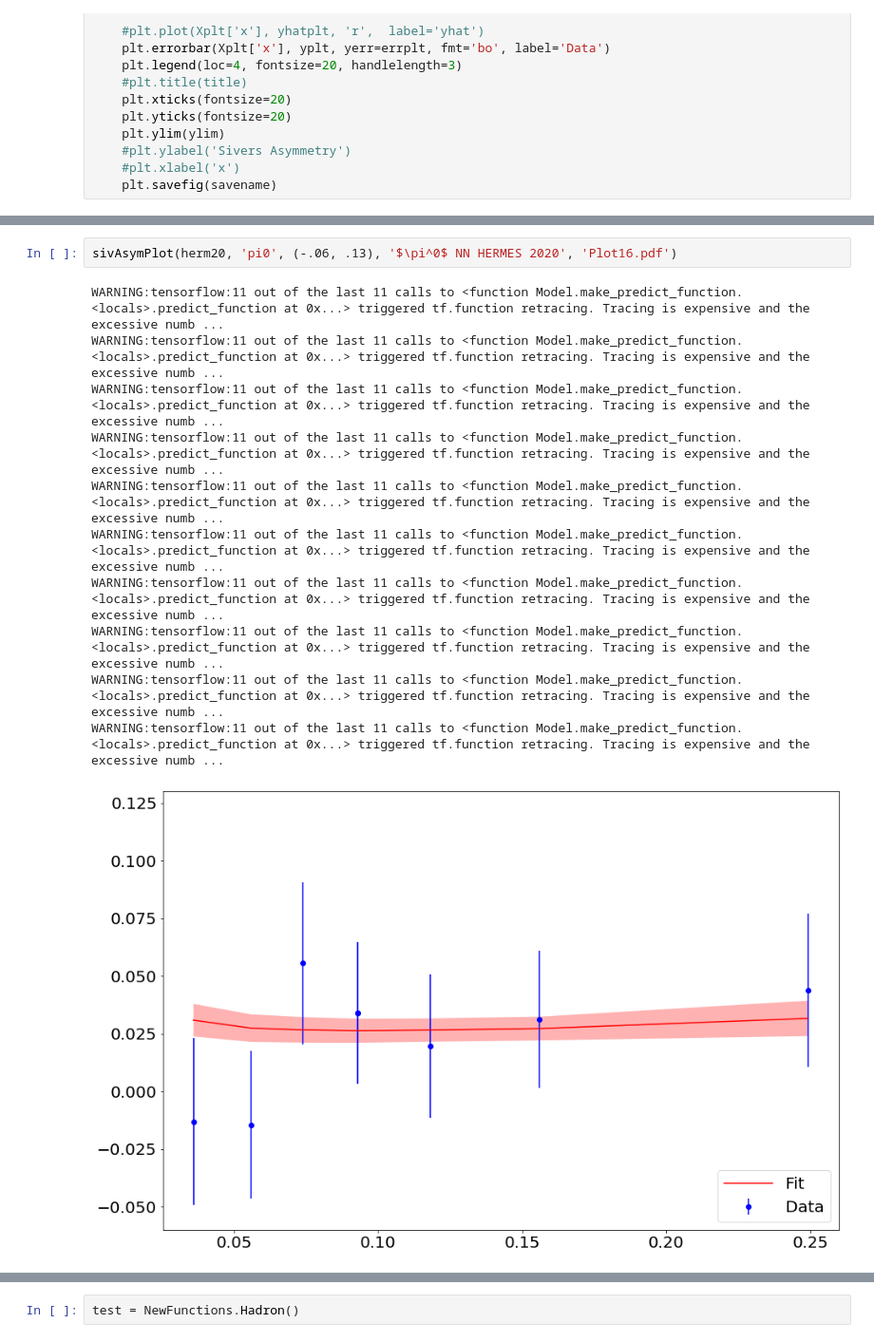
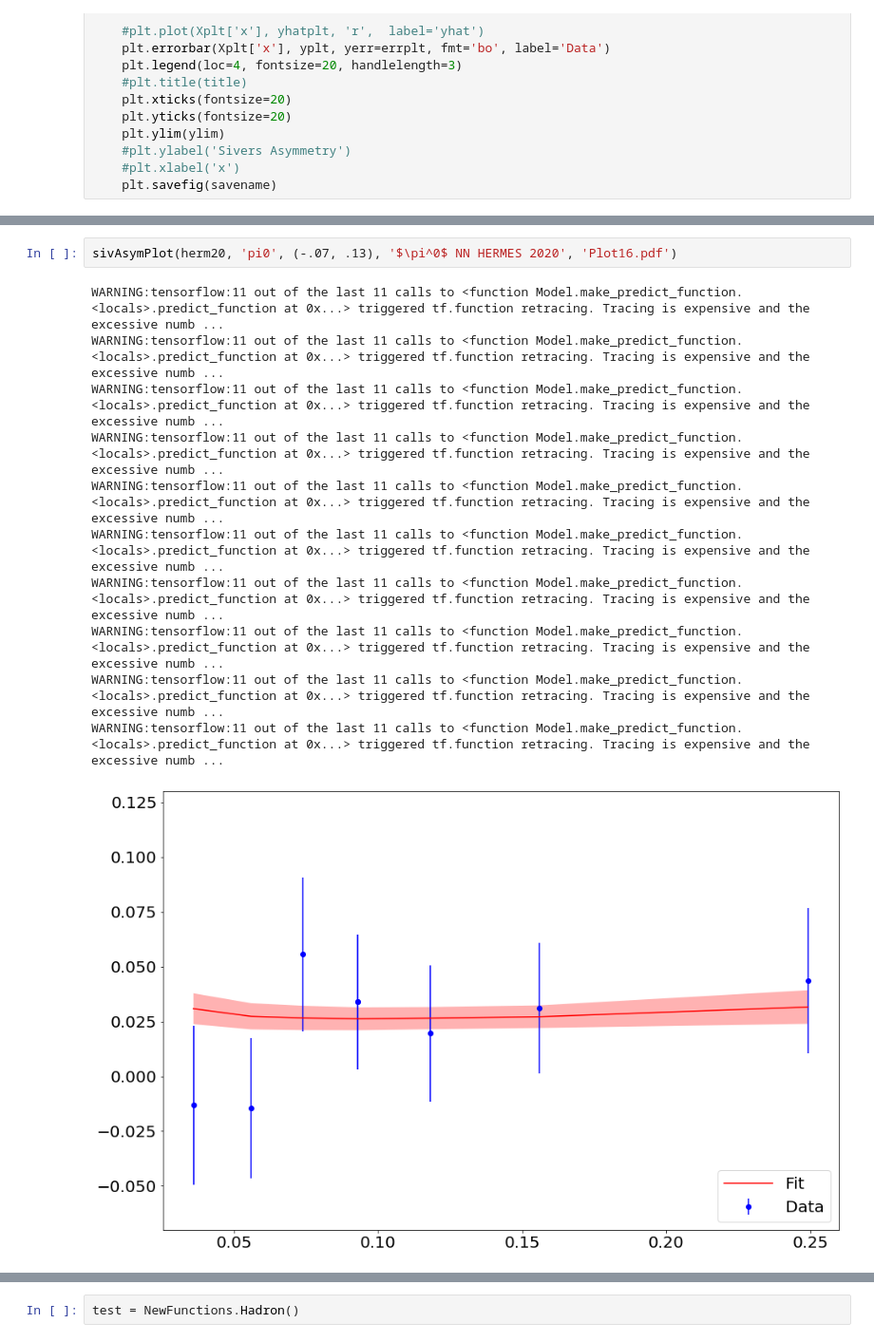
Before and after one commit to ncn6mq/Sivers, a Jupyter notebook: FinalPlots.ipynb, the cells around one changed output, grey strips where cells are left out. Shown: that part at 95% size. Drawn from its saved outputs; the diff is of its cells as text.

Commit message:
Plots pt 7.2

```diff
--- a/FinalPlots.ipynb
+++ b/FinalPlots.ipynb
@@ -461,15 +461,15 @@ WARNING:tensorflow:11 out of the last 11 calls to <function Model.make_predict_f
 # %%
-sivAsymPlot(herm20, 'pi0', (-.06, .13), '$\pi^0$ NN HERMES 2020', 'Plot16.pdf')
+sivAsymPlot(herm20, 'pi0', (-.07, .13), '$\pi^0$ NN HERMES 2020', 'Plot16.pdf')
 # %% [output]
 WARNING:tensorflow:11 out of the last 11 calls to <function Model.make_predict_function.<locals>.predict_function at 0x...> triggered tf.function retracing. Tracing is expensive and the excessive numb ...
 WARNING:tensorflow:11 out of the last 11 calls to <function Model.make_predict_function.<locals>.predict_function at 0x...> triggered tf.function retracing. Tracing is expensive and the excessive numb ...
 WARNING:tensorflow:11 out of the last 11 calls to <function Model.make_predict_function.<locals>.predict_function at 0x...> triggered tf.function retracing. Tracing is expensive and the excessive numb ...
 WARNING:tensorflow:11 out of the last 11 calls to <function Model.make_predict_function.<locals>.predict_function at 0x...> triggered tf.function retracing. Tracing is expensive and the excessive numb ...
 WARNING:tensorflow:11 out of the last 11 calls to <function Model.make_predict_function.<locals>.predict_function at 0x...> triggered tf.function retracing. Tracing is expensive and the excessive numb ...
 WARNING:tensorflow:11 out of the last 11 calls to <function Model.make_predict_function.<locals>.predict_function at 0x...> triggered tf.function retracing. Tracing is expensive and the excessive numb ...
 WARNING:tensorflow:11 out of the last 11 calls to <function Model.make_predict_function.<locals>.predict_function at 0x...> triggered tf.function retracing. Tracing is expensive and the excessive numb ...
 WARNING:tensorflow:11 out of the last 11 calls to <function Model.make_predict_function.<locals>.predict_function at 0x...> triggered tf.function retracing. Tracing is expensive and the excessive numb ...
 WARNING:tensorflow:11 out of the last 11 calls to <function Model.make_predict_function.<locals>.predict_function at 0x...> triggered tf.function retracing. Tracing is expensive and the excessive numb ...
 WARNING:tensorflow:11 out of the last 11 calls to <function Model.make_predict_function.<locals>.predict_function at 0x...> triggered tf.function retracing. Tracing is expensive and the excessive numb ...
-[figure, old version]
+[figure, new version]
 # %%
```
Also changed, not shown: parts of 4 cells of this notebook, 3 other files.
